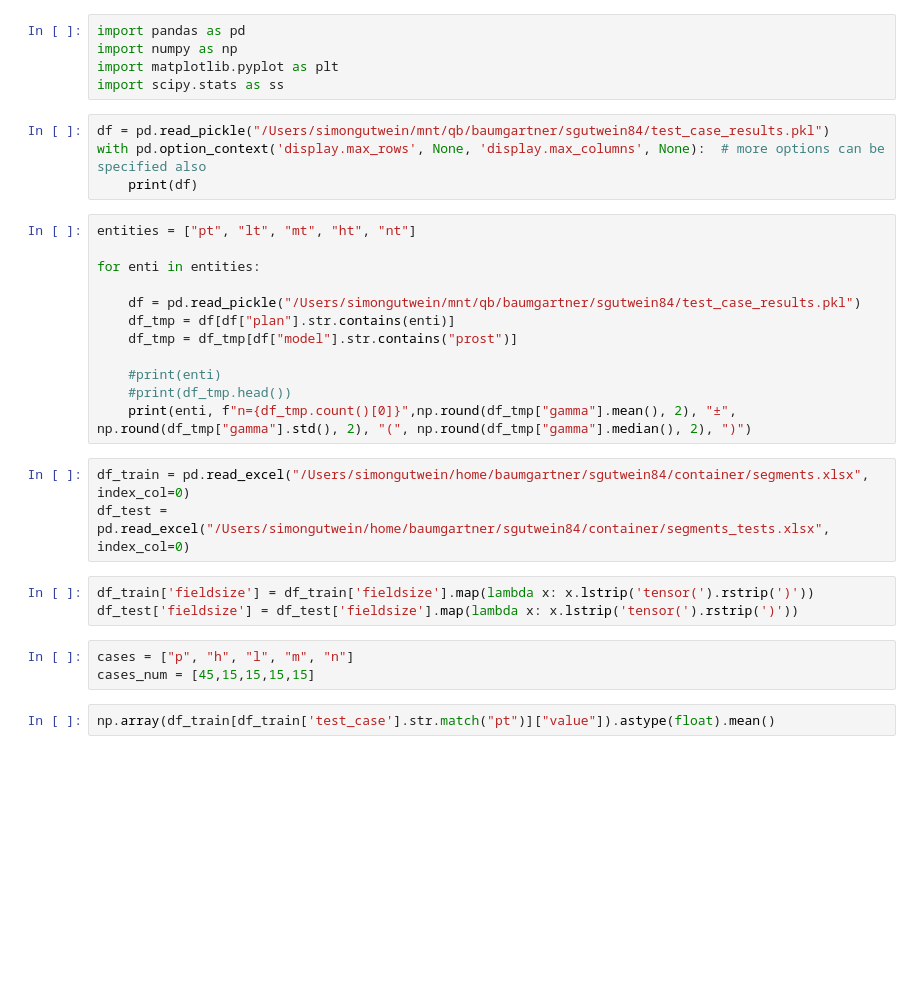
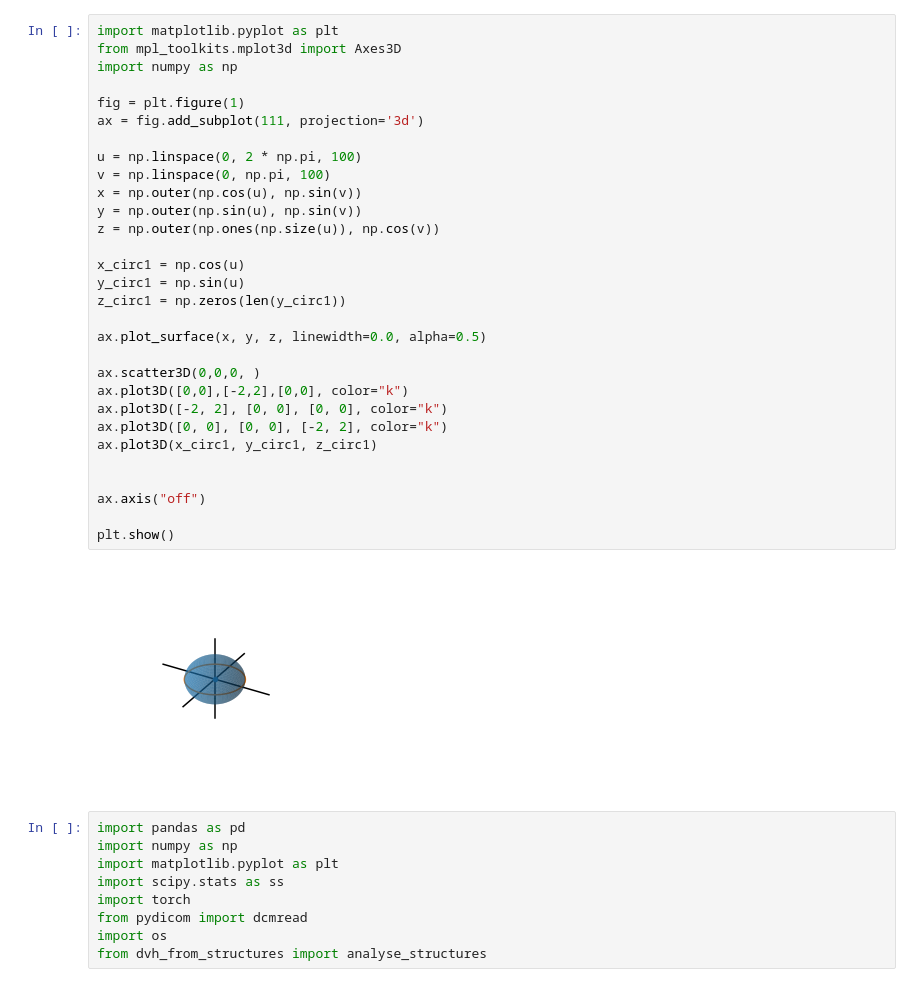
Before and after one commit to schnoritz/Master_Thesis, a Jupyter notebook: workflow_code/test.ipynb, the cells around one changed output. Saved outputs shown, nothing was run; the diff lists cells and outputs as text; blank space fills up the shorter version.

```diff
--- a/workflow_code/test.ipynb
+++ b/workflow_code/test.ipynb
@@ -1,32 +1,41 @@
+# %%
+import matplotlib.pyplot as plt
+from mpl_toolkits.mplot3d import Axes3D
+import numpy as np
+
+fig = plt.figure(1)
+ax = fig.add_subplot(111, projection='3d')
+
+u = np.linspace(0, 2 * np.pi, 100)
+v = np.linspace(0, np.pi, 100)
+x = np.outer(np.cos(u), np.sin(v))
+y = np.outer(np.sin(u), np.sin(v))
+z = np.outer(np.ones(np.size(u)), np.cos(v))
+
+x_circ1 = np.cos(u)
+y_circ1 = np.sin(u)
+z_circ1 = np.zeros(len(y_circ1))
+
+ax.plot_surface(x, y, z, linewidth=0.0, alpha=0.5)
+
+ax.scatter3D(0,0,0, )
+ax.plot3D([0,0],[-2,2],[0,0], color="k")
+ax.plot3D([-2, 2], [0, 0], [0, 0], color="k")
+ax.plot3D([0, 0], [0, 0], [-2, 2], color="k")
+ax.plot3D(x_circ1, y_circ1, z_circ1)
+
+
+ax.axis("off")
+
+plt.show()
+# %% [output]
+[figure, added]
 # %%
 import pandas as pd
 import numpy as np
 import matplotlib.pyplot as plt
 import scipy.stats as ss
+import torch
+from pydicom import dcmread
+import os
+from dvh_from_structures import analyse_structures
-# %%
-df = pd.read_pickle("/Users/simongutwein/mnt/qb/baumgartner/sgutwein84/test_case_results.pkl")
-with pd.option_context('display.max_rows', None, 'display.max_columns', None):  # more options can be specified also
-    print(df)
-# %%
-entities = ["pt", "lt", "mt", "ht", "nt"]
-
-for enti in entities:
-
-    df = pd.read_pickle("/Users/simongutwein/mnt/qb/baumgartner/sgutwein84/test_case_results.pkl")
-    df_tmp = df[df["plan"].str.contains(enti)]
-    df_tmp = df_tmp[df["model"].str.contains("prost")]
-
-    #print(enti)
-    #print(df_tmp.head())
-    print(enti, f"n={df_tmp.count()[0]}",np.round(df_tmp["gamma"].mean(), 2), "±", np.round(df_tmp["gamma"].std(), 2), "(", np.round(df_tmp["gamma"].median(), 2), ")")
-# %%
-df_train = pd.read_excel("/Users/simongutwein/home/baumgartner/sgutwein84/container/segments.xlsx", index_col=0)
-df_test = pd.read_excel("/Users/simongutwein/home/baumgartner/sgutwein84/container/segments_tests.xlsx", index_col=0)
-# %%
-df_train['fieldsize'] = df_train['fieldsize'].map(lambda x: x.lstrip('tensor(').rstrip(')'))
-df_test['fieldsize'] = df_test['fieldsize'].map(lambda x: x.lstrip('tensor(').rstrip(')'))
-# %%
-cases = ["p", "h", "l", "m", "n"]
-cases_num = [45,15,15,15,15]
-# %%
-np.array(df_train[df_train['test_case'].str.match("pt")]["value"]).astype(float).mean()
```
Also changed, not shown: parts of 9 cells of this notebook, 40 other files.
